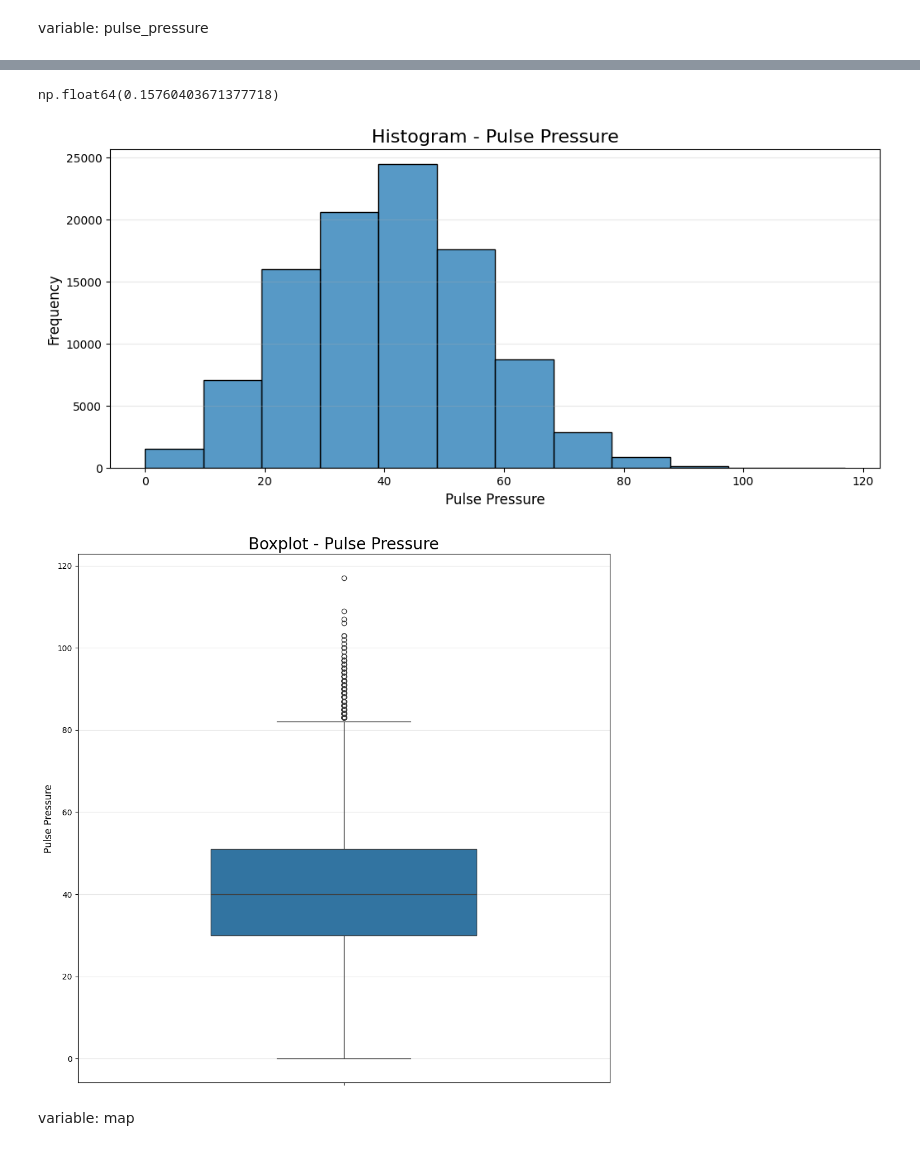
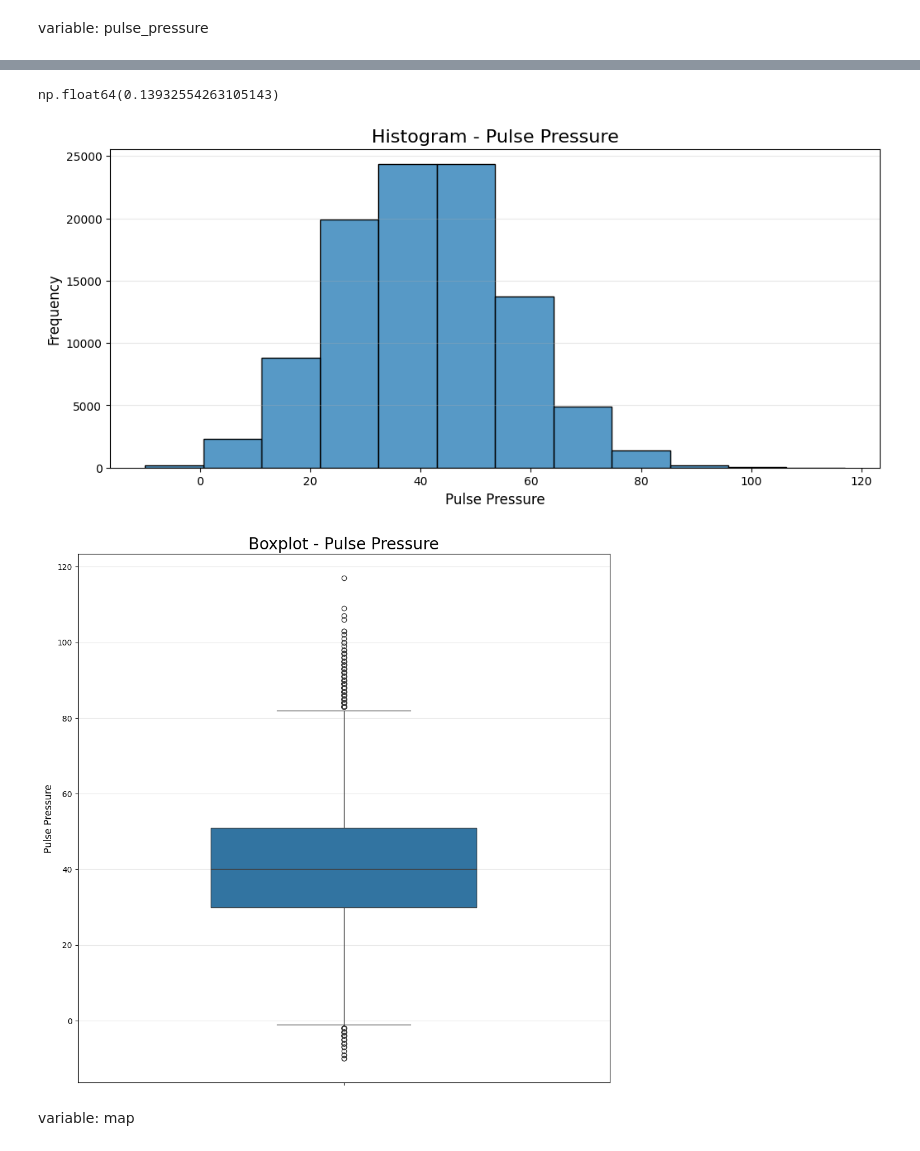
Before and after one commit to tpsilva22/teabetes, a Jupyter notebook: notebooks/numeric_variables.ipynb, the cells around one changed output, grey strips where cells are left out. Saved outputs shown, nothing was run; the diff lists cells and outputs as text; code cells hidden in the pictures.

```diff
--- a/notebooks/numeric_variables.ipynb
+++ b/notebooks/numeric_variables.ipynb
@@ -917,28 +912,28 @@ max        117.000000
 Name: pulse_pressure, dtype: float64
 # %%
-pulse_pressure_plot.skew()
+diabetes["pulse_pressure"].skew()
 # %% [output]
-np.float64(0.15760403671377718)
+np.float64(0.13932554263105143)
 # %%
 # Histogram
 plt.figure(figsize=(12, 5))
-sns.histplot(pulse_pressure_plot,bins=12)
+sns.histplot(diabetes["pulse_pressure"], bins=12)
 plt.title("Histogram - Pulse Pressure", fontsize=16)
 plt.xlabel("Pulse Pressure", fontsize=12)
 plt.ylabel("Frequency", fontsize=12)
 plt.grid(axis='y', alpha=0.3)
 plt.show()
 
 # Boxplot
 plt.figure(figsize=(12, 12))
-sns.boxplot(y=pulse_pressure_plot, width=0.5)
+sns.boxplot(y=diabetes["pulse_pressure"], width=0.5)
 plt.title("Boxplot - Pulse Pressure", fontsize=20)
 plt.ylabel("Pulse Pressure", fontsize=12)
 plt.grid(axis='y', alpha=0.3)
 plt.show()
 # %% [output]
-[figure, old version]
+[figure, new version]
-[figure, old version]
+[figure, new version]
 # %% [markdown]
 variable: map
 # %%
```
Also changed, not shown: parts of 4 cells of this notebook.
